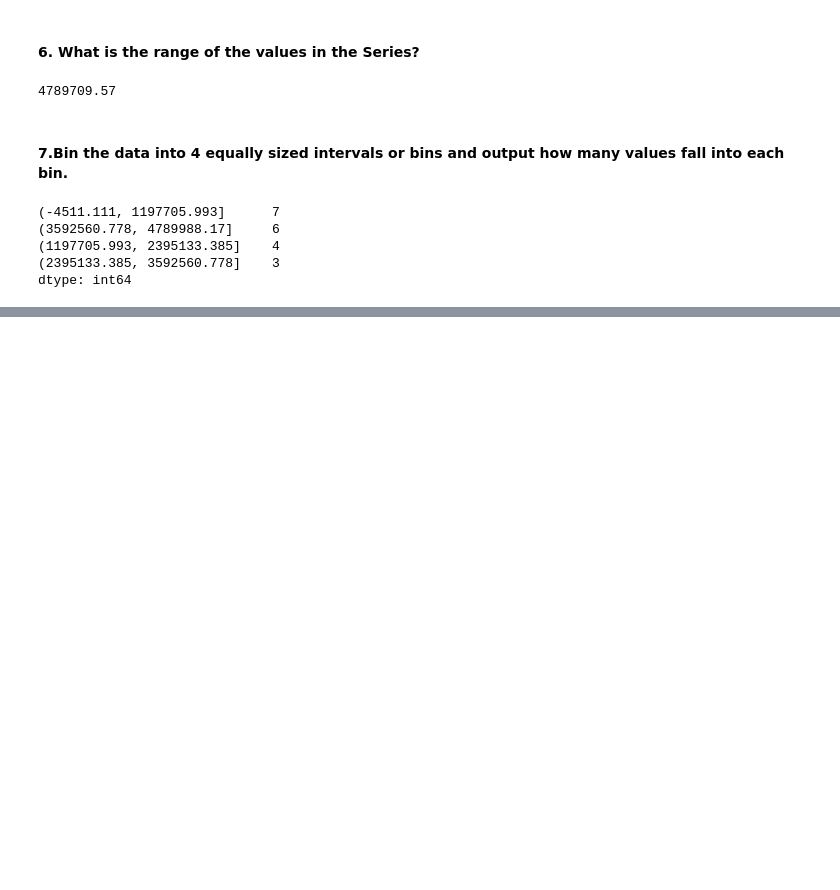
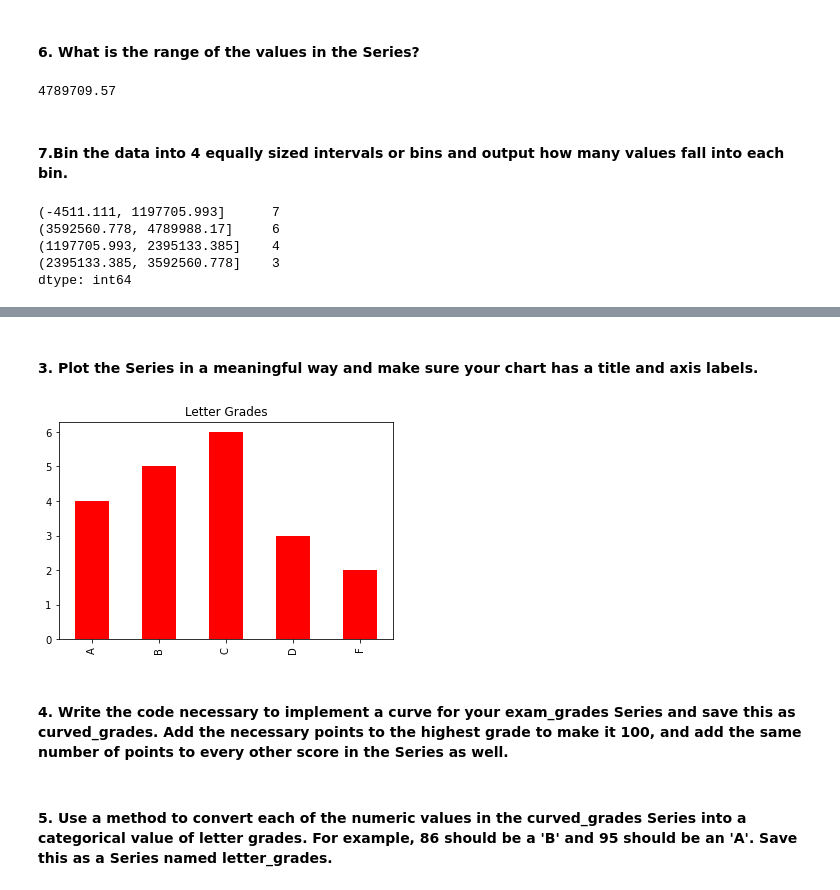
Before and after one commit to CharlesAtchison/numpy-pandas-visualization-exercises, a Jupyter notebook: panda_series.ipynb, the cells around one changed output, grey strips where cells are left out. Saved outputs shown, nothing was run; the diff lists cells and outputs as text; code cells hidden in the pictures; blank space fills up the shorter version.

```diff
--- a/panda_series.ipynb
+++ b/panda_series.ipynb
@@ -368,0 +399,14 @@ dtype: int64
+# %% [markdown]
+#### 3. Plot the Series in a meaningful way and make sure your chart has a title and axis labels.
+# %%
+grades = pd.cut(exam_scores, [0, 60, 70, 80, 90, 100],
+       labels=['F', 'D', 'C', 'B','A'])
+grades.value_counts().sort_index(ascending=False).plot(kind='bar',color='red')
+plt.title('Letter Grades')
+plt.xlabel=('Grade')
+plt.ylabel=('Count')
+plt.show()
+# %% [output]
+[figure, added]
+# %% [markdown]
+#### 4. Write the code necessary to implement a curve for your exam_grades Series and save this as curved_grades. Add the necessary points to the highest grade to make it 100, and add the same number of points to every other score in the Series as well.
@@ -368,0 +416,2 @@ dtype: int64
+# %% [markdown]
+#### 5. Use a method to convert each of the numeric values in the curved_grades Series into a categorical value of letter grades. For example, 86 should be a 'B' and 95 should be an 'A'. Save this as a Series named letter_grades.
```
Also changed, not shown: parts of 13 cells of this notebook.
